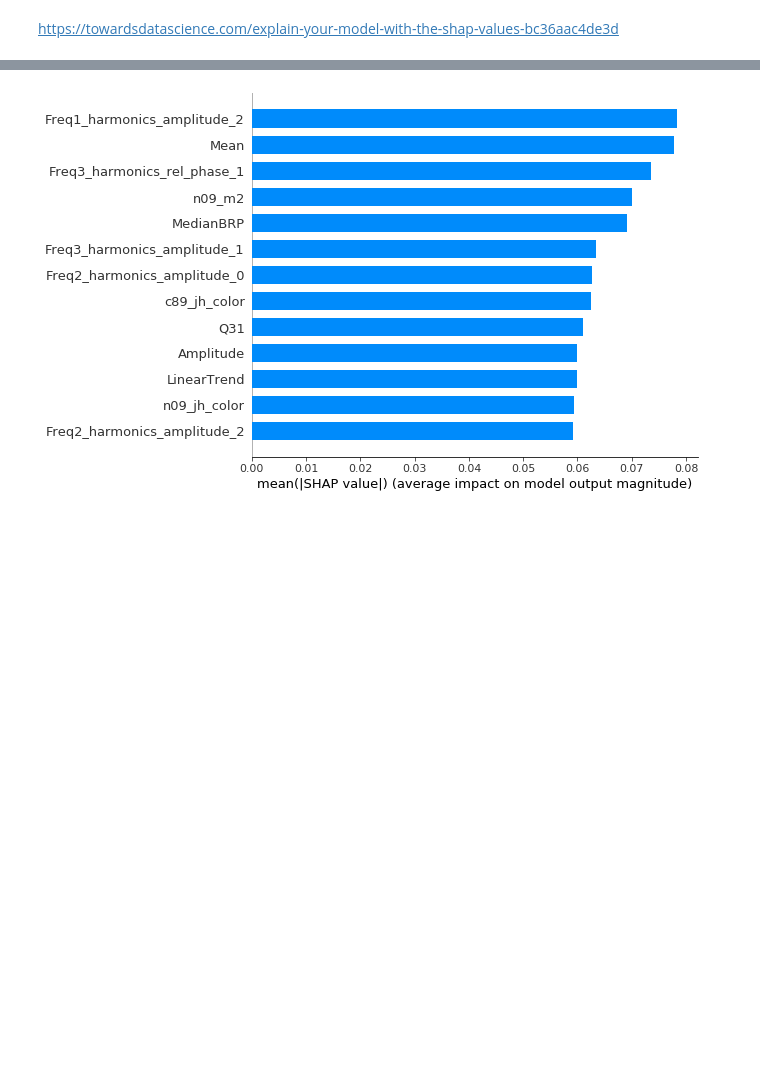
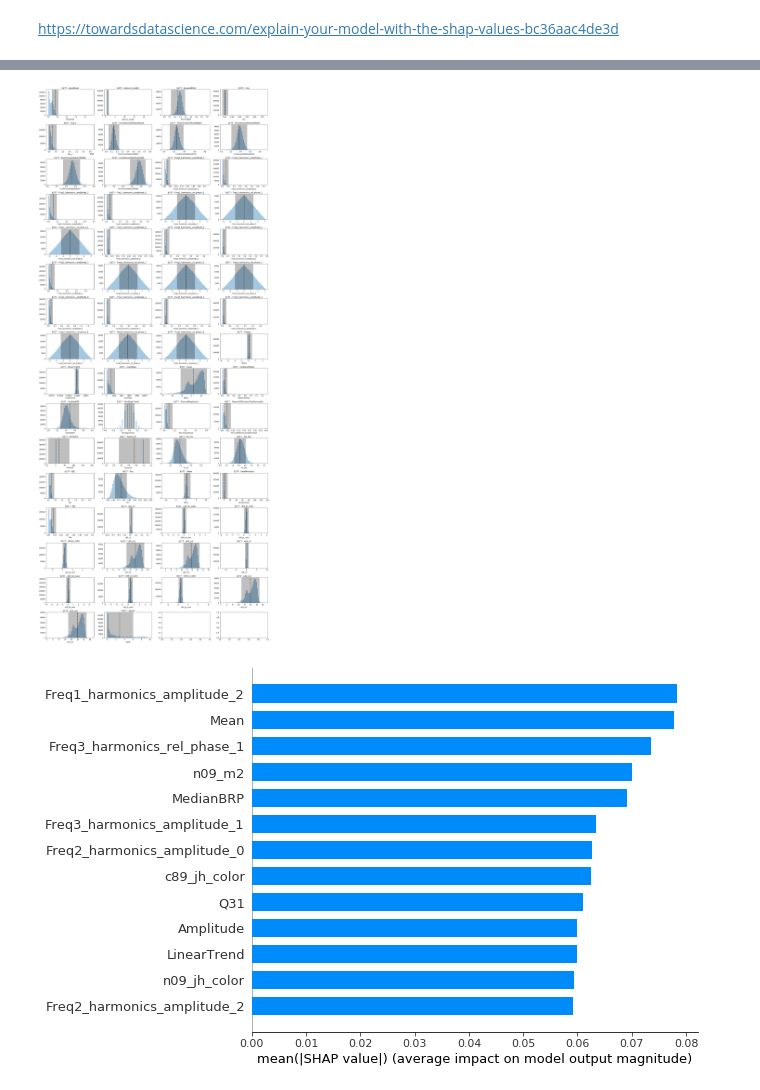
Before and after one commit to leliel12/blazars2, a Jupyter notebook: 01_analysis.ipynb, the cells around one changed output, grey strips where cells are left out. Saved outputs shown, nothing was run; the diff lists cells and outputs as text; code cells hidden in the pictures; blank space fills up the shorter version.

```diff
--- a/01_analysis.ipynb
+++ b/01_analysis.ipynb
@@ -73,3 +169,9 @@ https://towardsdatascience.com/explain-your-model-with-the-shap-values-bc36aac4d
+# %%
+fig, axes = plt.subplots(16, 4, figsize=(4 * 5, 3 * 16))
+plot_feats("b277", axes)
+fig.tight_layout()
+# %% [output]
+[figure, added]
 # %%
 def plot_shaps(tile):
     k = tile
```
Also changed, not shown: parts of 10 cells of this notebook, 1 other file.
